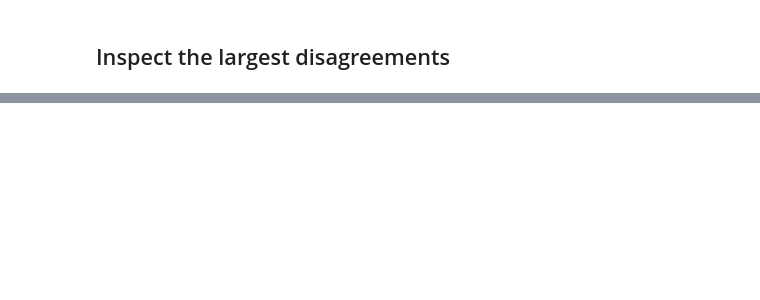
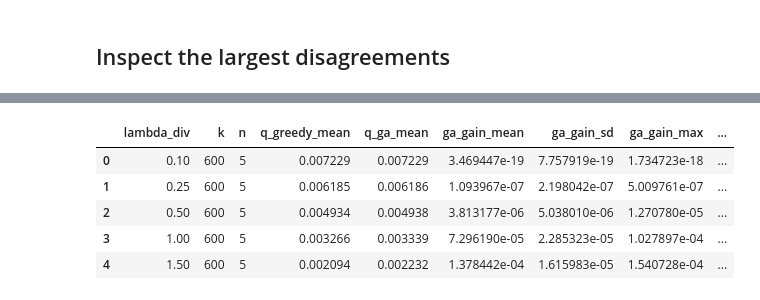
Before and after one commit to simennes/Master_thesis, a Jupyter notebook: notebooks/compare_avggrm_diversity_greedy_vs_bqp.ipynb, the cells around one changed output, grey strips where cells are left out. Drawn from its saved outputs; the diff is of its cells as text; code cells hidden in the pictures; blank space fills up the shorter version.

```diff
--- a/notebooks/compare_avggrm_diversity_greedy_vs_bqp.ipynb
+++ b/notebooks/compare_avggrm_diversity_greedy_vs_bqp.ipynb
@@ -596,0 +1053,55 @@ Worst case IDs selected only by BQP:
+# %%
+agg = {
+    "n": ("repeat", "count"),
+    # objective
+    "q_greedy_mean": ("q_greedy", "mean"),
+    "q_ga_mean": ("q_ga", "mean"),
+    "ga_gain_mean": ("q_ga_minus_greedy", "mean"),
+    "ga_gain_sd": ("q_ga_minus_greedy", "std"),
+    "ga_gain_max": ("q_ga_minus_greedy", "max"),
+    "ga_relative_gain_pct_mean": ("q_relative_gain", lambda x: 100.0 * x.mean()),
+    # target / diversity decomposition
+    "avg_target_greedy_mean": ("avg_target_greedy", "mean"),
+    "avg_target_ga_mean": ("avg_target_ga", "mean"),
+    "target_gain_mean": ("target_gain_ga_minus_greedy", "mean"),
+    "avg_internal_greedy_mean": ("avg_internal_greedy", "mean"),
+    "avg_internal_ga_mean": ("avg_internal_ga", "mean"),
+    "internal_reduction_mean": ("internal_reduction_ga_vs_greedy", "mean"),
+    # set overlap with greedy
+    "ga_overlap_frac_greedy_mean": ("ga_overlap_frac_greedy", "mean"),
+    "ga_jaccard_greedy_mean": ("ga_jaccard_greedy", "mean"),
+    # timing
+    "greedy_time_ms_mean": ("greedy_time_sec", lambda x: 1000.0 * x.mean()),
+    "ga_time_sec_mean": ("ga_time_sec", "mean"),
+    "ga_speedup_over_greedy": ("ga_time_sec", lambda x: x.mean()) ,  # placeholder, see column below
+}
+if "q_bqp" in ga_results_df.columns:
+    agg.update({
+        "q_bqp_mean": ("q_bqp", "mean"),
+        "gap_to_bqp_mean": ("q_bqp_minus_ga", "mean"),
+        "gap_to_bqp_max": ("q_bqp_minus_ga", "max"),
+        "ga_matches_bqp_rate": ("ga_matches_bqp", "mean"),
+        "ga_jaccard_bqp_mean": ("ga_jaccard_bqp", "mean"),
+        "greedy_jaccard_bqp_mean": ("greedy_jaccard_bqp", "mean"),
+        "miqp_time_sec_mean": ("miqp_time_sec", "mean"),
+        "miqp_speedup_over_ga_mean": ("miqp_speedup_over_ga", "mean"),
+    })
+
+# drop the placeholder slot before aggregation; we replace it after with a ratio
+agg.pop("ga_speedup_over_greedy", None)
+
+ga_summary = ga_results_df.groupby(["lambda_div", "k"], as_index=False).agg(**agg)
+
+# Derived ratio: how much slower GA+SA is than greedy on average.
+ga_summary["ga_slowdown_vs_greedy"] = (
+    ga_summary["ga_time_sec_mean"] / (ga_summary["greedy_time_ms_mean"] / 1000.0)
+)
+
+display(ga_summary)
+# %% [output]
+|  | lambda_div | k | n | q_greedy_mean | q_ga_mean | ga_gain_mean | ga_gain_sd | ga_gain_max | ... |
+| 0 | 0.10 | 600 | 5 | 0.007229 | 0.007229 | 3.469447e-19 | 7.757919e-19 | 1.734723e-18 | ... |
+| 1 | 0.25 | 600 | 5 | 0.006185 | 0.006186 | 1.093967e-07 | 2.198042e-07 | 5.009761e-07 | ... |
+| 2 | 0.50 | 600 | 5 | 0.004934 | 0.004938 | 3.813177e-06 | 5.038010e-06 | 1.270780e-05 | ... |
+| 3 | 1.00 | 600 | 5 | 0.003266 | 0.003339 | 7.296190e-05 | 2.285323e-05 | 1.027897e-04 | ... |
+| 4 | 1.50 | 600 | 5 | 0.002094 | 0.002232 | 1.378442e-04 | 1.615983e-05 | 1.540728e-04 | ... |
```
Also changed, not shown: parts of 16 cells of this notebook, 3 other files.
